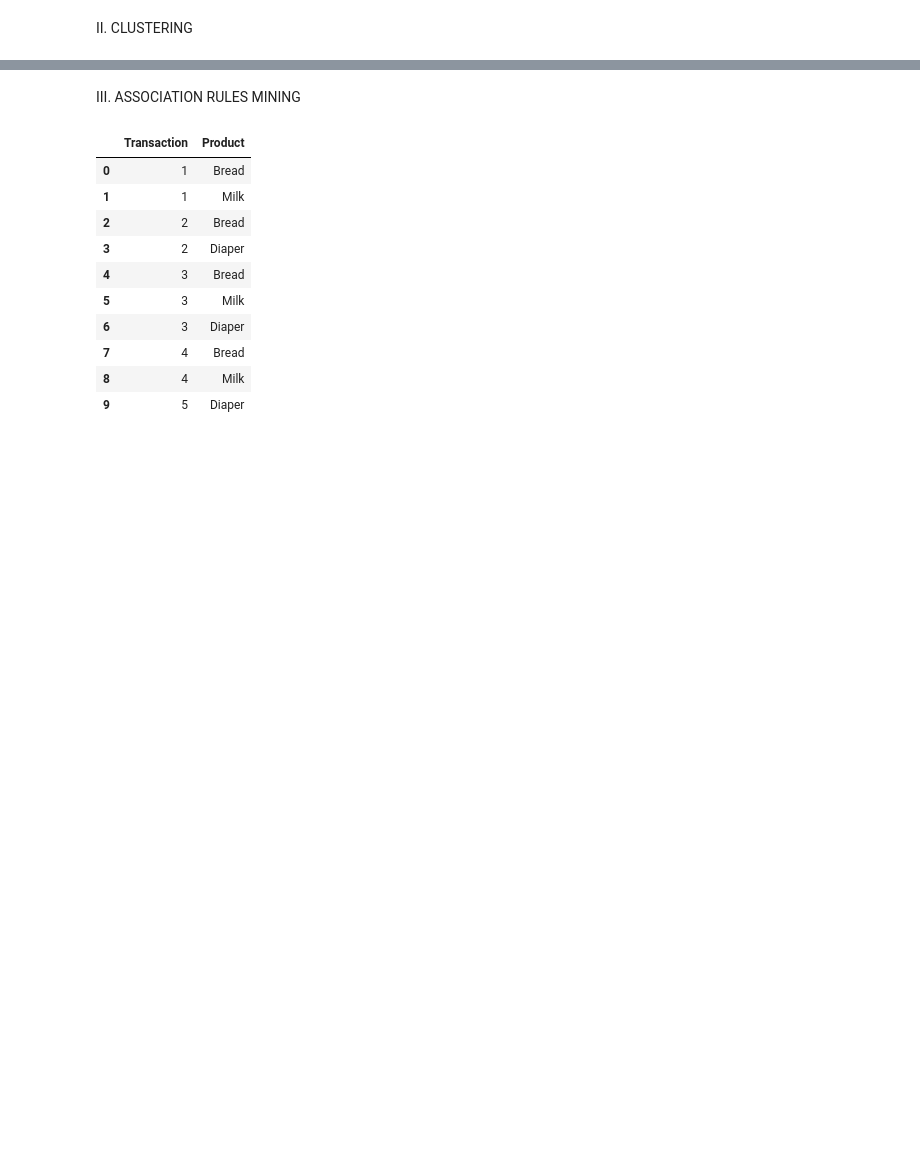
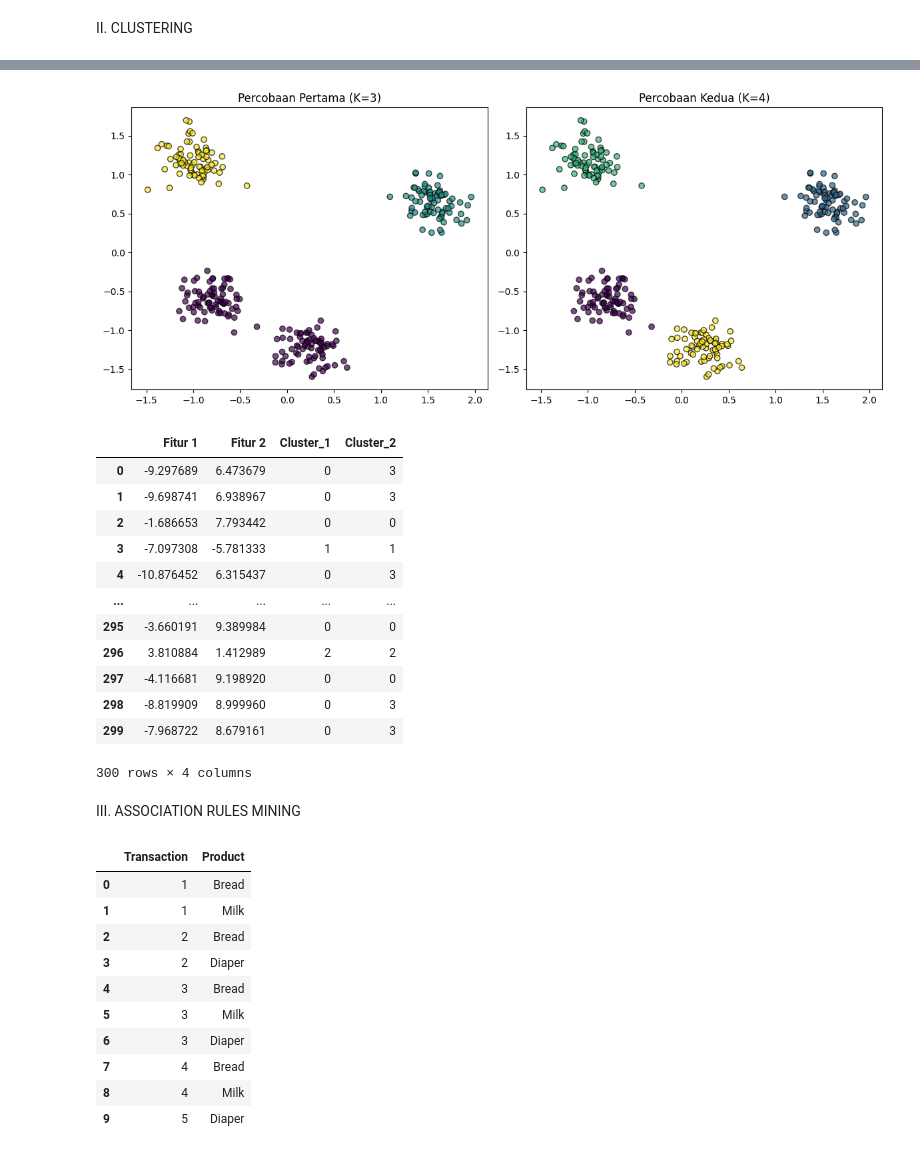
Before and after one commit to Trsh16/TugasALPDatMin, a Jupyter notebook: Tugas Datmin ALP.ipynb, the cells around one changed output, grey strips where cells are left out. Cells and saved outputs as stored; diff of their text form; code cells hidden in the pictures; blank space fills up the shorter version.

```diff
--- a/Tugas Datmin ALP.ipynb
+++ b/Tugas Datmin ALP.ipynb
@@ -189,3 +258,66 @@ Final Cluster Assignments:
+# %%
+import pandas as pd
+import numpy as np
+import matplotlib.pyplot as plt
+from sklearn.cluster import KMeans
+from sklearn.datasets import make_blobs
+from sklearn.preprocessing import StandardScaler
+from sklearn.decomposition import PCA
+
+# Membuat dataset sederhana
+data, _ = make_blobs(n_samples=300, centers=4, random_state=42, cluster_std=1.0)
+
+# Mengonversi dataset menjadi DataFrame
+df = pd.DataFrame(data, columns=['Fitur 1', 'Fitur 2'])
+
+# Standardisasi data
+scaler = StandardScaler()
+data_scaled = scaler.fit_transform(df)
+
+# Percobaan Pertama: K=3
+kmeans_1 = KMeans(n_clusters=3, random_state=42)
+df['Cluster_1'] = kmeans_1.fit_predict(data_scaled)
+
+# Visualisasi Percobaan Pertama
+pca_1 = PCA(n_components=2)
+data_pca_1 = pca_1.fit_transform(data_scaled)
+
+plt.figure(figsize=(12, 5))
+
+plt.subplot(1, 2, 1)
+plt.scatter(data_pca_1[:, 0], data_pca_1[:, 1], c=df['Cluster_1'], cmap='viridis', edgecolors='k', alpha=0.7)
+plt.title('Percobaan Pertama (K=3)')
+
+# Percobaan Kedua: K=4
+kmeans_2 = KMeans(n_clusters=4, random_state=42)
+df['Cluster_2'] = kmeans_2.fit_predict(data_scaled)
+
+# Visualisasi Percobaan Kedua
+pca_2 = PCA(n_components=2)
+data_pca_2 = pca_2.fit_transform(data_scaled)
+
+plt.subplot(1, 2, 2)
+plt.scatter(data_pca_2[:, 0], data_pca_2[:, 1], c=df['Cluster_2'], cmap='viridis', edgecolors='k', alpha=0.7)
+plt.title('Percobaan Kedua (K=4)')
+
+plt.tight_layout()
+plt.show()
+df
+# %% [output]
+[figure, added]
+|  | Fitur 1 | Fitur 2 | Cluster_1 | Cluster_2 |
+| 0 | -9.297689 | 6.473679 | 0 | 3 |
+| 1 | -9.698741 | 6.938967 | 0 | 3 |
+| 2 | -1.686653 | 7.793442 | 0 | 0 |
+| 3 | -7.097308 | -5.781333 | 1 | 1 |
+| 4 | -10.876452 | 6.315437 | 0 | 3 |
+| ... | ... | ... | ... | ... |
+| 295 | -3.660191 | 9.389984 | 0 | 0 |
+| 296 | 3.810884 | 1.412989 | 2 | 2 |
+| 297 | -4.116681 | 9.198920 | 0 | 0 |
+| 298 | -8.819909 | 8.999960 | 0 | 3 |
+| 299 | -7.968722 | 8.679161 | 0 | 3 |
+300 rows × 4 columns
 # %% [markdown]
 III. ASSOCIATION RULES MINING
 # %%
```
Also changed, not shown: parts of 28 cells of this notebook.
